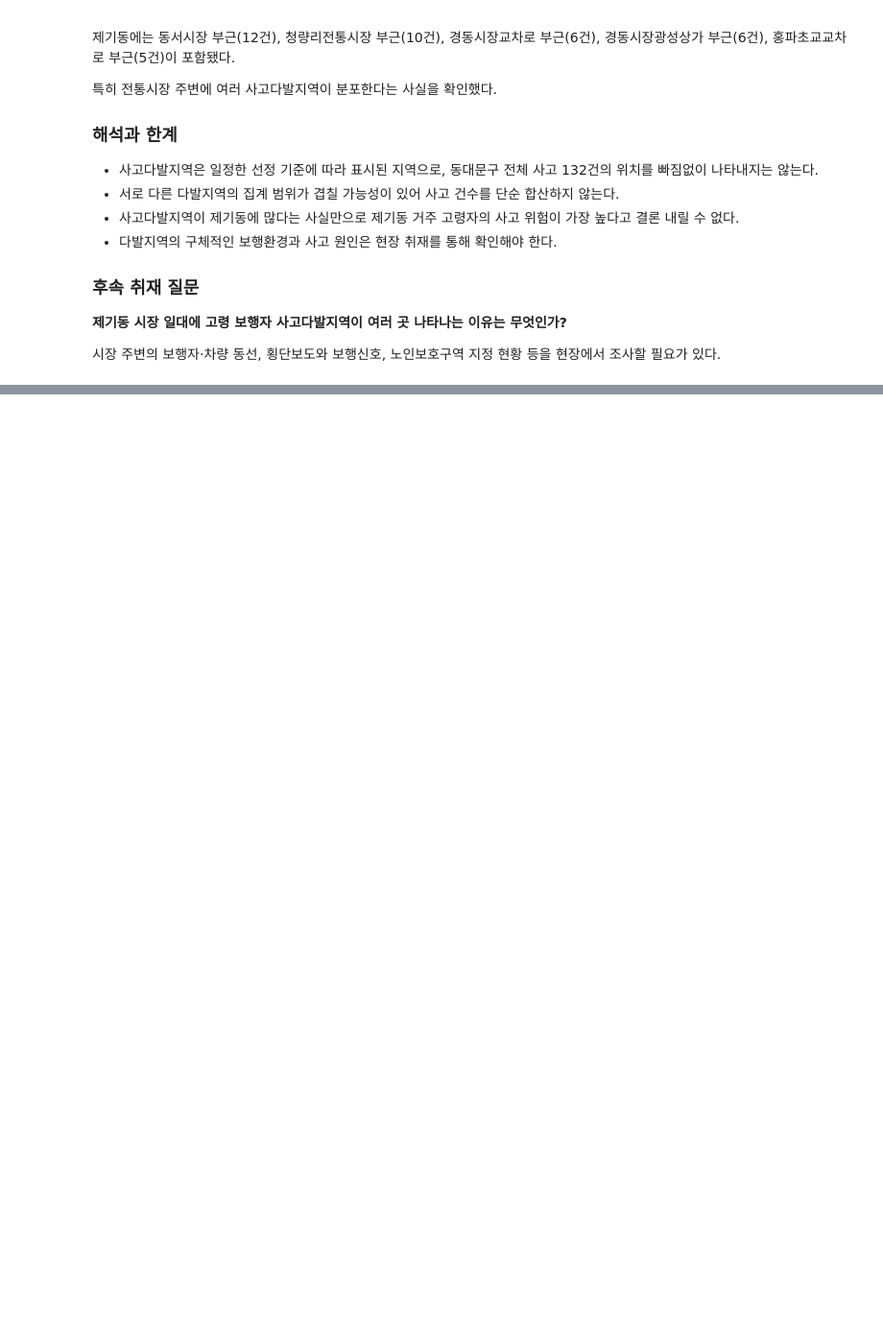
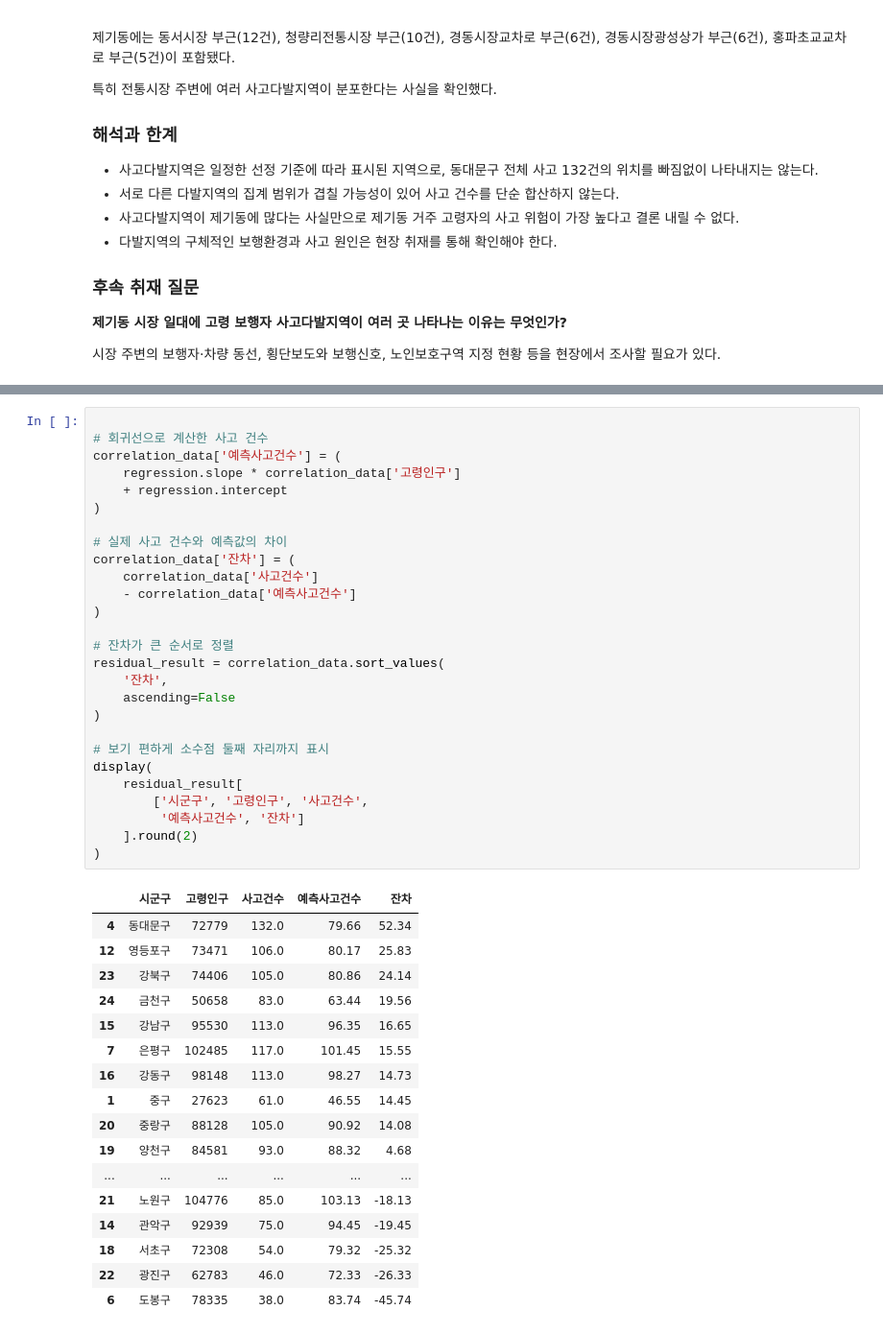
Before and after one commit to csy04x2/elder_accident, a Jupyter notebook: analysis.ipynb, the cells around one changed output, grey strips where cells are left out. Shown at 96% size. Cells and saved outputs as stored; diff of their text form; blank space fills up the shorter version.

```diff
--- a/analysis.ipynb
+++ b/analysis.ipynb
@@ -475,0 +540,45 @@ TAAS의 2025년 동대문구 고령 보행자 사고 상세자료 132건과 서
+# %%
+
+# 회귀선으로 계산한 사고 건수
+correlation_data['예측사고건수'] = (
+    regression.slope * correlation_data['고령인구']
+    + regression.intercept
+)
+
+# 실제 사고 건수와 예측값의 차이
+correlation_data['잔차'] = (
+    correlation_data['사고건수']
+    - correlation_data['예측사고건수']
+)
+
+# 잔차가 큰 순서로 정렬
+residual_result = correlation_data.sort_values(
+    '잔차',
+    ascending=False
+)
+
+# 보기 편하게 소수점 둘째 자리까지 표시
+display(
+    residual_result[
+        ['시군구', '고령인구', '사고건수',
+         '예측사고건수', '잔차']
+    ].round(2)
+)
+# %% [output]
+|  | 시군구 | 고령인구 | 사고건수 | 예측사고건수 | 잔차 |
+| 4 | 동대문구 | 72779 | 132.0 | 79.66 | 52.34 |
+| 12 | 영등포구 | 73471 | 106.0 | 80.17 | 25.83 |
+| 23 | 강북구 | 74406 | 105.0 | 80.86 | 24.14 |
+| 24 | 금천구 | 50658 | 83.0 | 63.44 | 19.56 |
+| 15 | 강남구 | 95530 | 113.0 | 96.35 | 16.65 |
+| 7 | 은평구 | 102485 | 117.0 | 101.45 | 15.55 |
+| 16 | 강동구 | 98148 | 113.0 | 98.27 | 14.73 |
+| 1 | 중구 | 27623 | 61.0 | 46.55 | 14.45 |
+| 20 | 중랑구 | 88128 | 105.0 | 90.92 | 14.08 |
+| 19 | 양천구 | 84581 | 93.0 | 88.32 | 4.68 |
+| ... | ... | ... | ... | ... | ... |
+| 21 | 노원구 | 104776 | 85.0 | 103.13 | -18.13 |
+| 14 | 관악구 | 92939 | 75.0 | 94.45 | -19.45 |
+| 18 | 서초구 | 72308 | 54.0 | 79.32 | -25.32 |
+| 22 | 광진구 | 62783 | 46.0 | 72.33 | -26.33 |
+| 6 | 도봉구 | 78335 | 38.0 | 83.74 | -45.74 |
```
Also changed, not shown: parts of 5 cells of this notebook, 1 other file.
